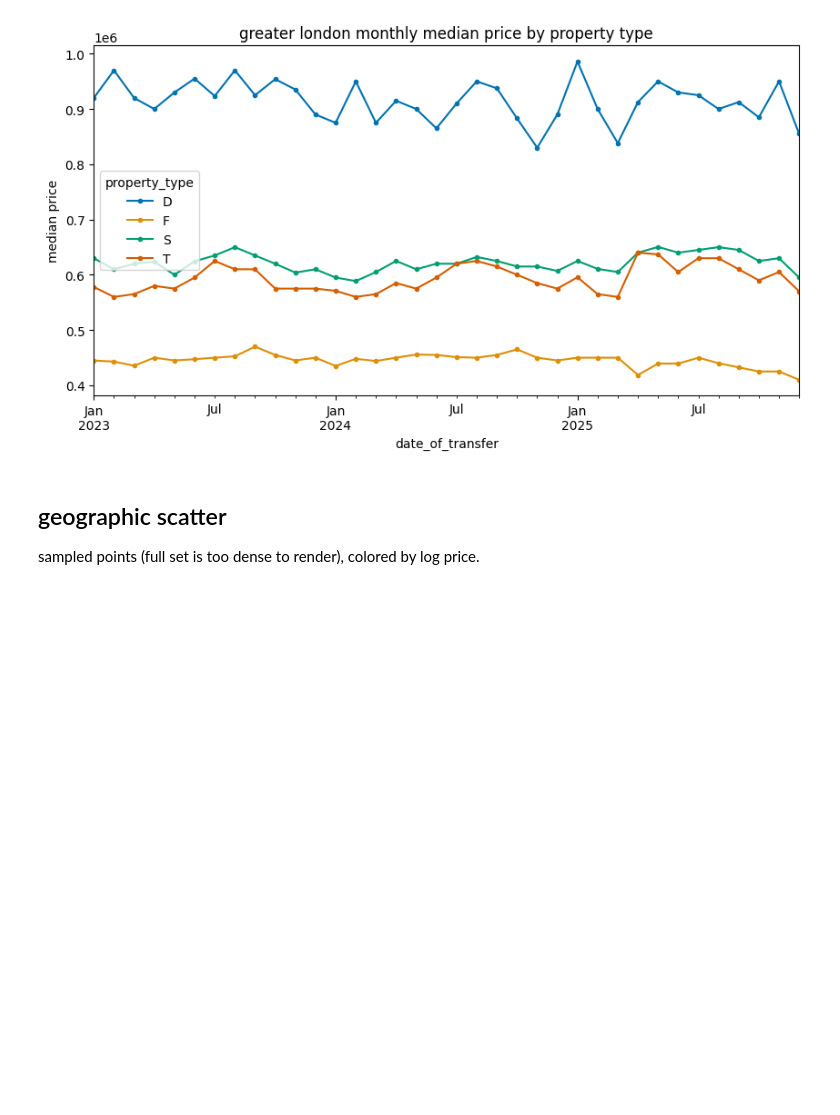
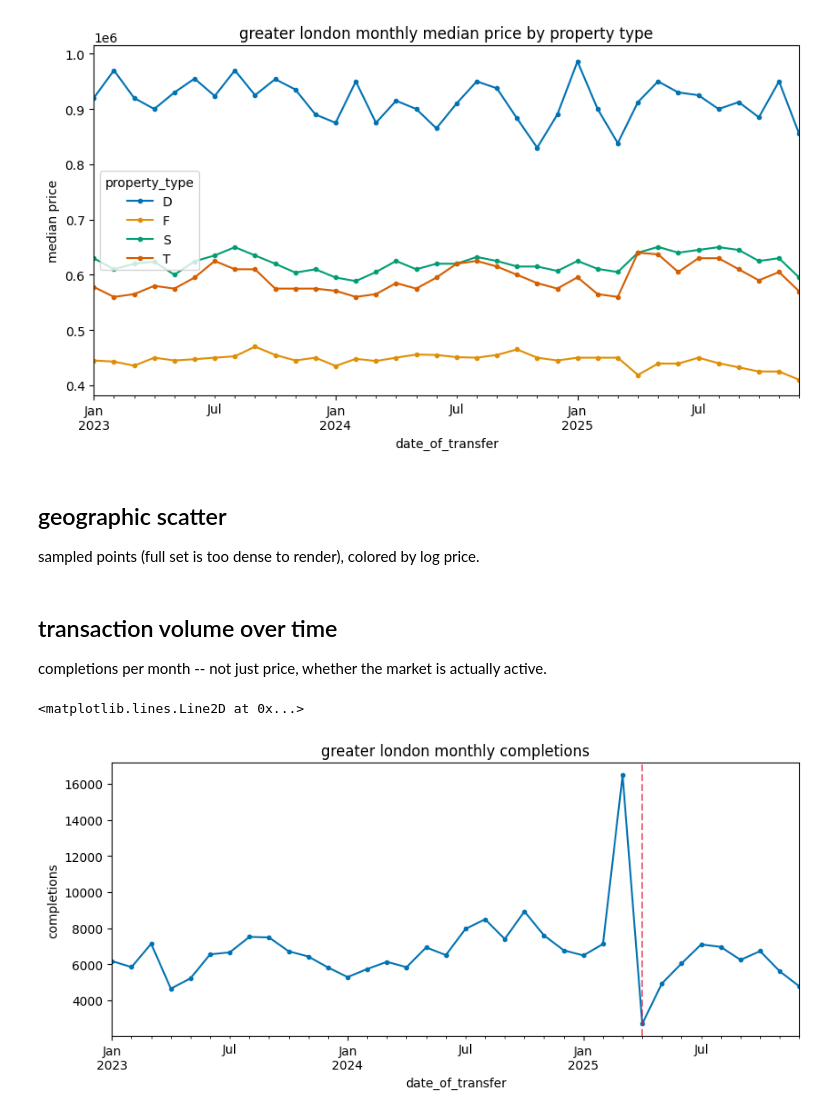
Before and after one commit to camerons-world/house_price_prediction, a Jupyter notebook: notebooks/01_eda.ipynb, the cells around one changed output. Drawn from its saved outputs; the diff is of its cells as text; code cells hidden in the pictures; blank space fills up the shorter version.

```diff
--- a/notebooks/01_eda.ipynb
+++ b/notebooks/01_eda.ipynb
@@ -120,3 +120,17 @@ fig = px.scatter_map(
     zoom=8.5, height=650, opacity=0.6,
 )
 fig.show()
+# %% [markdown]
+## transaction volume over time
+
+completions per month -- not just price, whether the market is actually active.
+# %%
+monthly_counts = df.groupby(df['date_of_transfer'].dt.to_period('M')).size()
+monthly_counts.index = monthly_counts.index.to_timestamp()
+monthly_counts.plot(figsize=(10, 4), marker='o', markersize=3)
+plt.ylabel('completions')
+plt.title('greater london monthly completions')
+plt.axvline(pd.Timestamp('2025-04-01'), color='crimson', linestyle='--', alpha=0.6)
+# %% [output]
+<matplotlib.lines.Line2D at 0x...>
+[figure, added]
```
Also changed, not shown: parts of 31 cells of this notebook.
